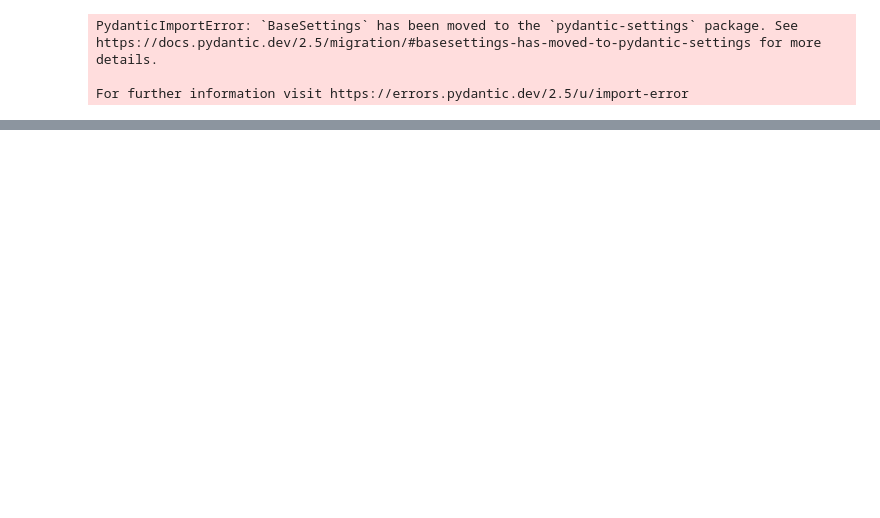
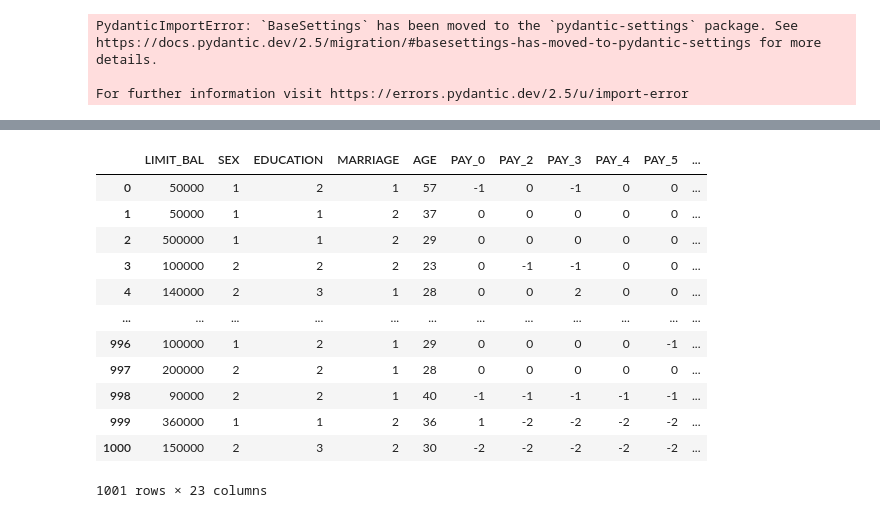
Before and after one commit to Shrungadithyaan/Credit_card_fault_detection_1, a Jupyter notebook: Credit_card_fault_detection.ipynb, the cells around one changed output, grey strips where cells are left out. Drawn from its saved outputs; the diff is of its cells as text; code cells hidden in the pictures; blank space fills up the shorter version.

```diff
--- a/Credit_card_fault_detection.ipynb
+++ b/Credit_card_fault_detection.ipynb
@@ -114,0 +240,19 @@ For further information visit https://errors.pydantic.dev/2.5/u/import-error
+# %%
+X = df.drop(labels=['default payment next month'],axis=1)
+y = df['default payment next month']
+# %%
+X
+# %% [output]
+|  | LIMIT_BAL | SEX | EDUCATION | MARRIAGE | AGE | PAY_0 | PAY_2 | PAY_3 | PAY_4 | PAY_5 | ... |
+| 0 | 50000 | 1 | 2 | 1 | 57 | -1 | 0 | -1 | 0 | 0 | ... |
+| 1 | 50000 | 1 | 1 | 2 | 37 | 0 | 0 | 0 | 0 | 0 | ... |
+| 2 | 500000 | 1 | 1 | 2 | 29 | 0 | 0 | 0 | 0 | 0 | ... |
+| 3 | 100000 | 2 | 2 | 2 | 23 | 0 | -1 | -1 | 0 | 0 | ... |
+| 4 | 140000 | 2 | 3 | 1 | 28 | 0 | 0 | 2 | 0 | 0 | ... |
+| ... | ... | ... | ... | ... | ... | ... | ... | ... | ... | ... | ... |
+| 996 | 100000 | 1 | 2 | 1 | 29 | 0 | 0 | 0 | 0 | -1 | ... |
+| 997 | 200000 | 2 | 2 | 1 | 28 | 0 | 0 | 0 | 0 | 0 | ... |
+| 998 | 90000 | 2 | 2 | 1 | 40 | -1 | -1 | -1 | -1 | -1 | ... |
+| 999 | 360000 | 1 | 1 | 2 | 36 | 1 | -2 | -2 | -2 | -2 | ... |
+| 1000 | 150000 | 2 | 3 | 2 | 30 | -2 | -2 | -2 | -2 | -2 | ... |
+1001 rows × 23 columns
```
Also changed, not shown: parts of 34 cells of this notebook, 1 other file.
